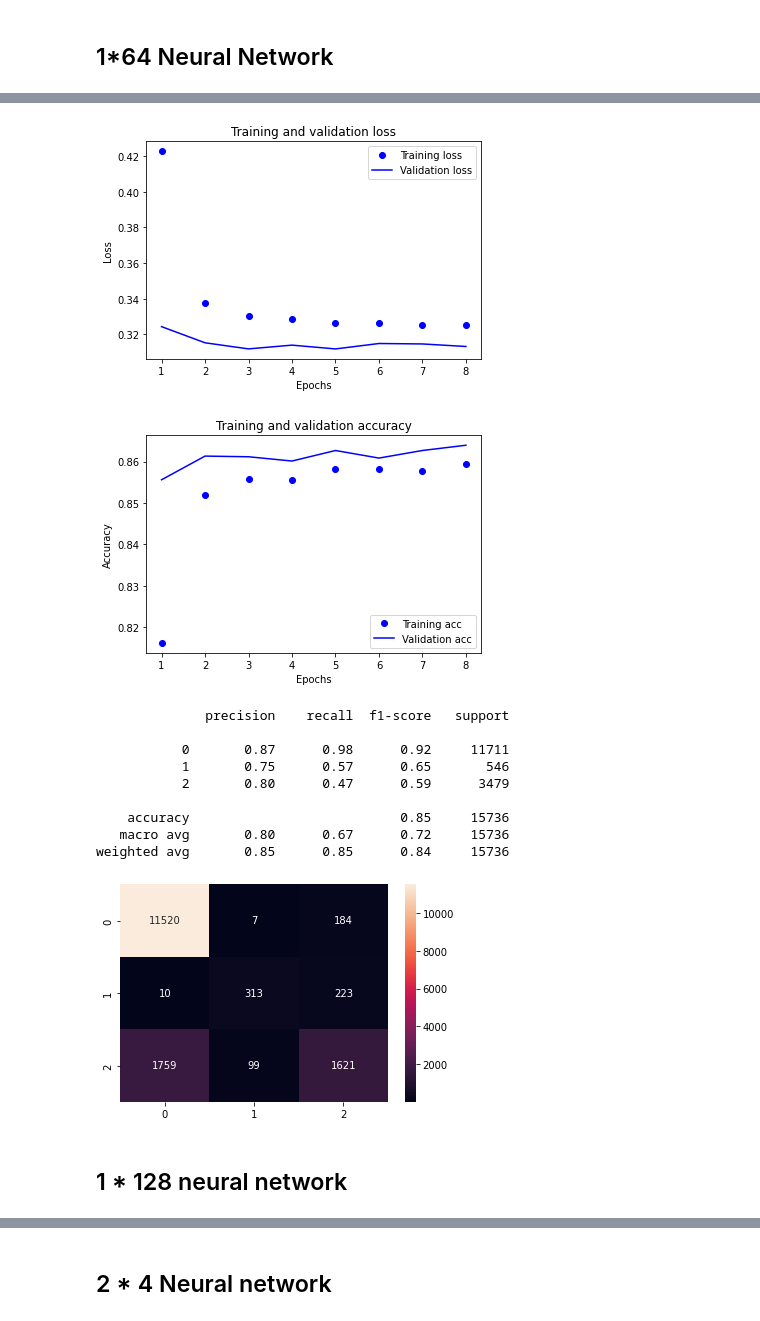
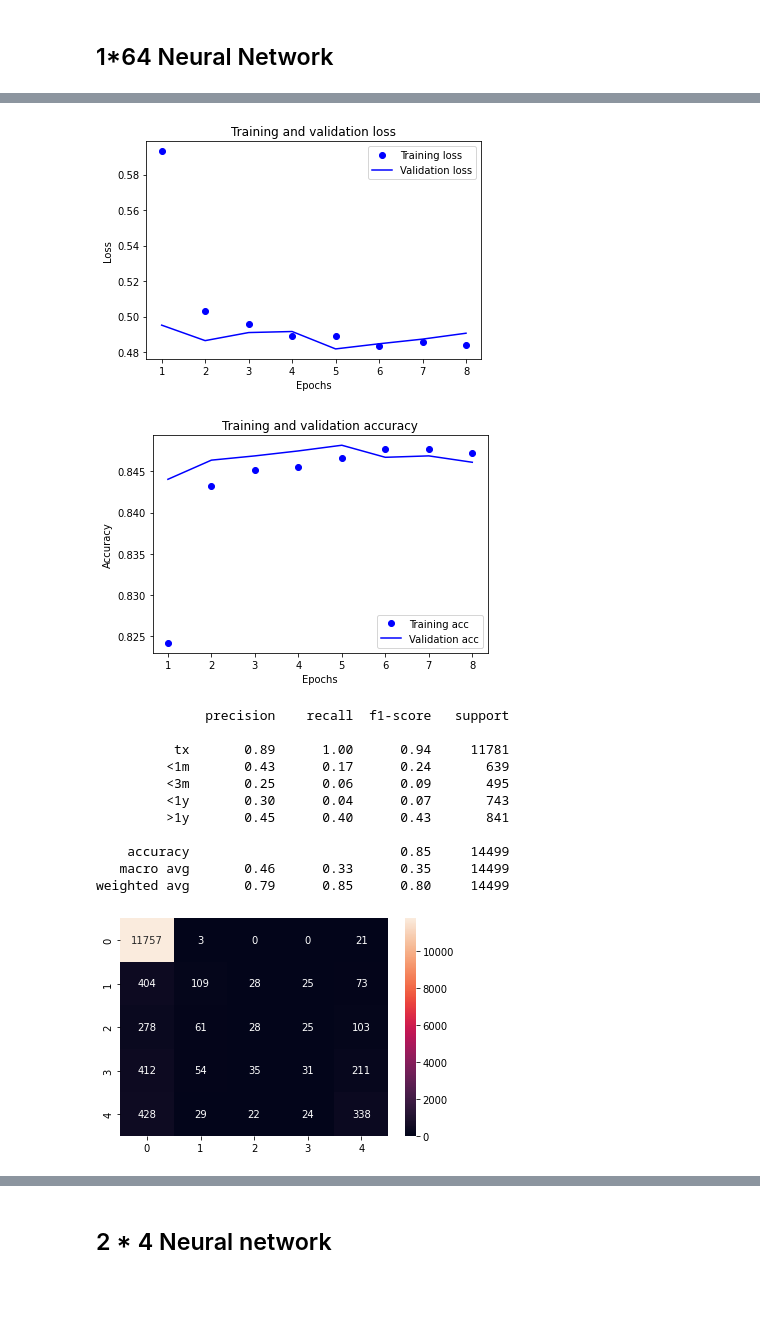
Before and after one commit to wansgar/edan70-project, a Jupyter notebook: column_categorization.ipynb, the cells around one changed output, grey strips where cells are left out. Cells and saved outputs as stored; diff of their text form; code cells hidden in the pictures; blank space fills up the shorter version.

```diff
--- a/column_categorization.ipynb
+++ b/column_categorization.ipynb
@@ -397,18 +501,9 @@ Number variables: 34
 # %%
-# 0 if transplant
-# 1 if deceased
-# 2 if removed for other reason
 d["outcome"] = d.apply(
     lambda row:
-        0 if row.rem_cd == 4 # transplant
-        else 2 if row.rem_cd in [8,13] # dies waiting
-        else 1, axis=1) # other
-        #1 if row.rem_cd in [8,13] # dies waiting
-        #else 0, axis=1) # lives
-
-# print distribution plot of rem_cd
-sns.countplot(x="rem_cd", data=d)
-plt.show()
+        "tx" if row.rem_cd == 4 # transplant
+        else row.death_group, axis=1) # death in different time intervals
+labels = ["tx", "<1m", "<3m", "<1y", ">1y"]
 
 # print distribution plot of outcomes
 sns.countplot(x="outcome", data=d)
@@ -426,4 +523,7 @@ print(d.outcome.value_counts(normalize=True))
 Name: outcome, dtype: float64
+# %%
+# drop NA outcomes
+d.dropna(subset=["outcome"], inplace=True)
 # %%
 all_selected = selected_vars + ["outcome"]
 d = d[all_selected]
@@ -483,9 +592,9 @@ Useful functions:
 from sklearn.metrics import classification_report
 from sklearn.metrics import confusion_matrix
 
-def print_evaluation(y_test, y_pred):
-    print(classification_report(y_test, y_pred))
-    cm = confusion_matrix(y_test, y_pred)
+def print_evaluation(y_test, y_pred, labels=None):
+    print(classification_report(y_test, y_pred, labels=labels))
+    cm = confusion_matrix(y_test, y_pred, labels=labels)
     sns.heatmap(cm, annot=True, fmt='d')
     plt.show()
 
@@ -738,7 +854,7 @@ from keras.layers import Dense, Dropout
 m64 = Sequential([
     Dense(64, input_dim=X_train.shape[1], activation="relu"),
     Dropout(0.5),
-    Dense(3, activation="softmax")
+    Dense(y_train_d.shape[1], activation="softmax")
 ])
 m64.compile(loss="categorical_crossentropy", metrics=["accuracy"])
 
@@ -763,6 +879,5 @@ Epoch 8/100
 # %%
-y_pred = np.argmax(m64.predict(X_test), axis=1)
-
+y_pred_class = list(map(lambda x: sorted(labels)[x], np.argmax(m64.predict(X_test), axis=1)))
 print_training_history(history)
-print_evaluation(y_test, y_pred)
+print_evaluation(y_test, y_pred_class, labels=labels)
 # %% [output]
@@ -770,14 +885,14 @@ print_evaluation(y_test, y_pred)
-[figure, old version]
+[figure, new version]
-[figure, old version]
+[figure, new version]
               precision    recall  f1-score   support
 
-           0       0.87      0.98      0.92     11711
-           1       0.75      0.57      0.65       546
-           2       0.80      0.47      0.59      3479
+          tx       0.89      1.00      0.94     11781
+         <1m       0.43      0.17      0.24       639
+         <3m       0.25      0.06      0.09       495
+         <1y       0.30      0.04      0.07       743
+         >1y       0.45      0.40      0.43       841
 
-    accuracy                           0.85     15736
-   macro avg       0.80      0.67      0.72     15736
-weighted avg       0.85      0.85      0.84     15736
+    accuracy                           0.85     14499
+   macro avg       0.46      0.33      0.35     14499
+weighted avg       0.79      0.85      0.80     14499
-[figure, old version]
+[figure, new version]
-# %% [markdown]
-## 1 * 128 neural network
```
Also changed, not shown: parts of 49 cells of this notebook.
